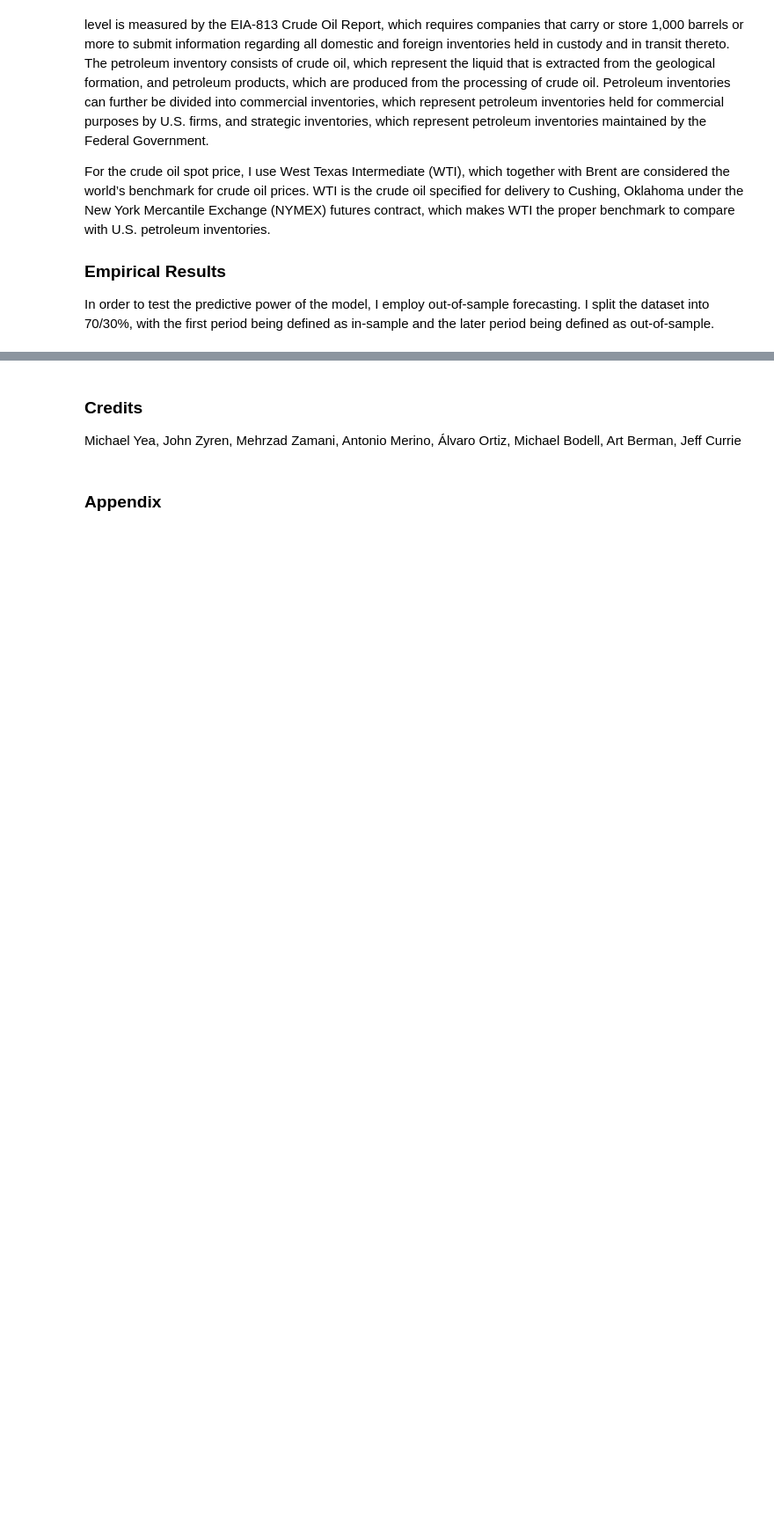
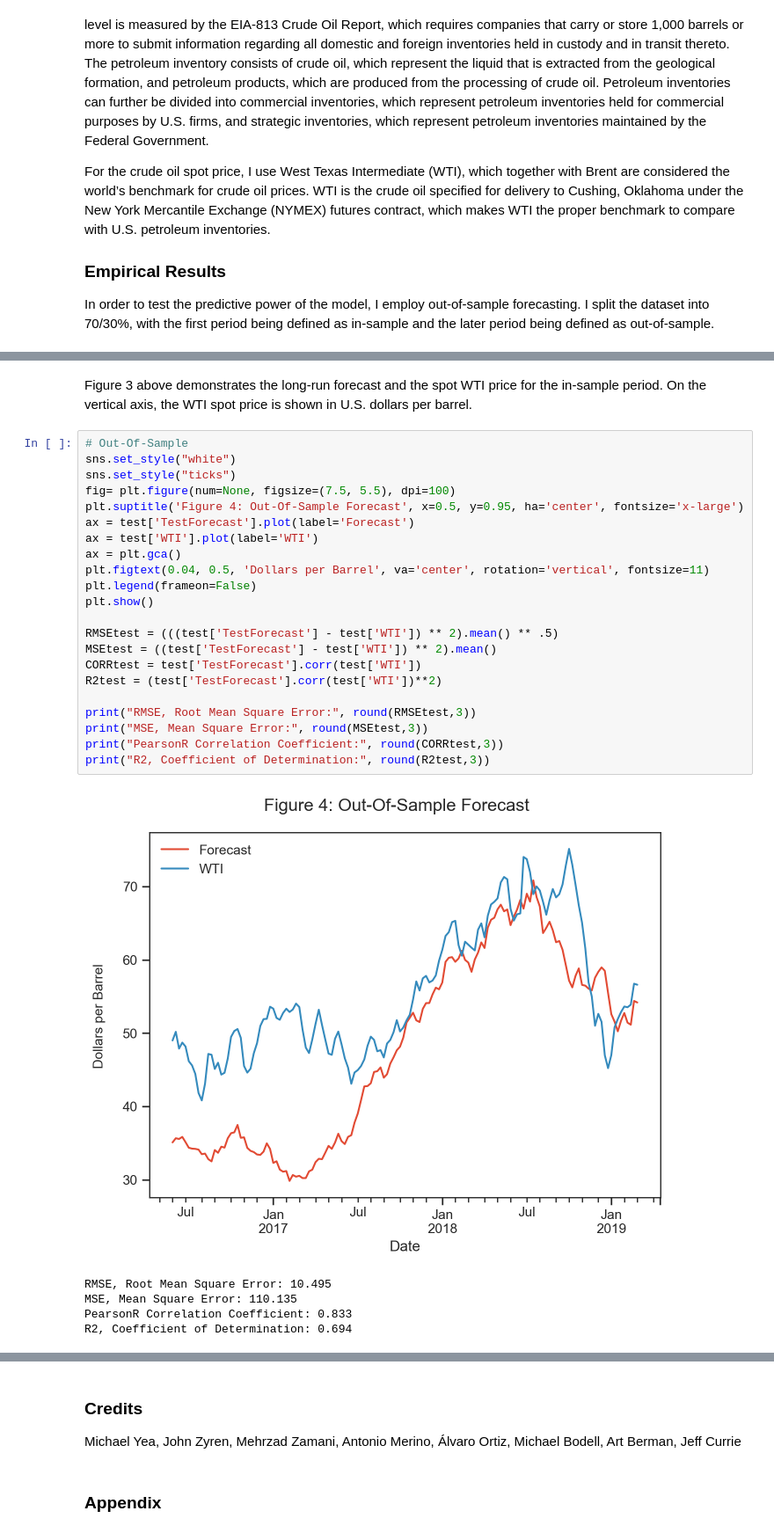
Before and after one commit to MarcusMLarsson/Forecasting-Crude-Oil, a Jupyter notebook: Forecasting_Crude.ipynb, the cells around one changed output, grey strips where cells are left out. Shown at 88% size. Drawn from its saved outputs; the diff is of its cells as text; blank space fills up the shorter version.

```diff
--- a/Forecasting_Crude.ipynb
+++ b/Forecasting_Crude.ipynb
@@ -364,0 +331,31 @@ Testing Observations: 144
+# %% [markdown]
+Figure 3 above demonstrates the long-run forecast and the spot WTI price for the in-sample period.
+On the vertical axis, the WTI spot price is shown in U.S. dollars per barrel.
+# %%
+# Out-Of-Sample
+sns.set_style("white")
+sns.set_style("ticks")
+fig= plt.figure(num=None, figsize=(7.5, 5.5), dpi=100)
+plt.suptitle('Figure 4: Out-Of-Sample Forecast', x=0.5, y=0.95, ha='center', fontsize='x-large')
+ax = test['TestForecast'].plot(label='Forecast')
+ax = test['WTI'].plot(label='WTI')
+ax = plt.gca()
+plt.figtext(0.04, 0.5, 'Dollars per Barrel', va='center', rotation='vertical', fontsize=11)
+plt.legend(frameon=False)
+plt.show()
+
+RMSEtest = (((test['TestForecast'] - test['WTI']) ** 2).mean() ** .5)
+MSEtest = ((test['TestForecast'] - test['WTI']) ** 2).mean()
+CORRtest = test['TestForecast'].corr(test['WTI'])
+R2test = (test['TestForecast'].corr(test['WTI'])**2)
+
+print("RMSE, Root Mean Square Error:", round(RMSEtest,3))
+print("MSE, Mean Square Error:", round(MSEtest,3))
+print("PearsonR Correlation Coefficient:", round(CORRtest,3))
+print("R2, Coefficient of Determination:", round(R2test,3))
+# %% [output]
+[figure, added]
+RMSE, Root Mean Square Error: 10.495
+MSE, Mean Square Error: 110.135
+PearsonR Correlation Coefficient: 0.833
+R2, Coefficient of Determination: 0.694
```
Also changed, not shown: parts of 18 cells of this notebook.
